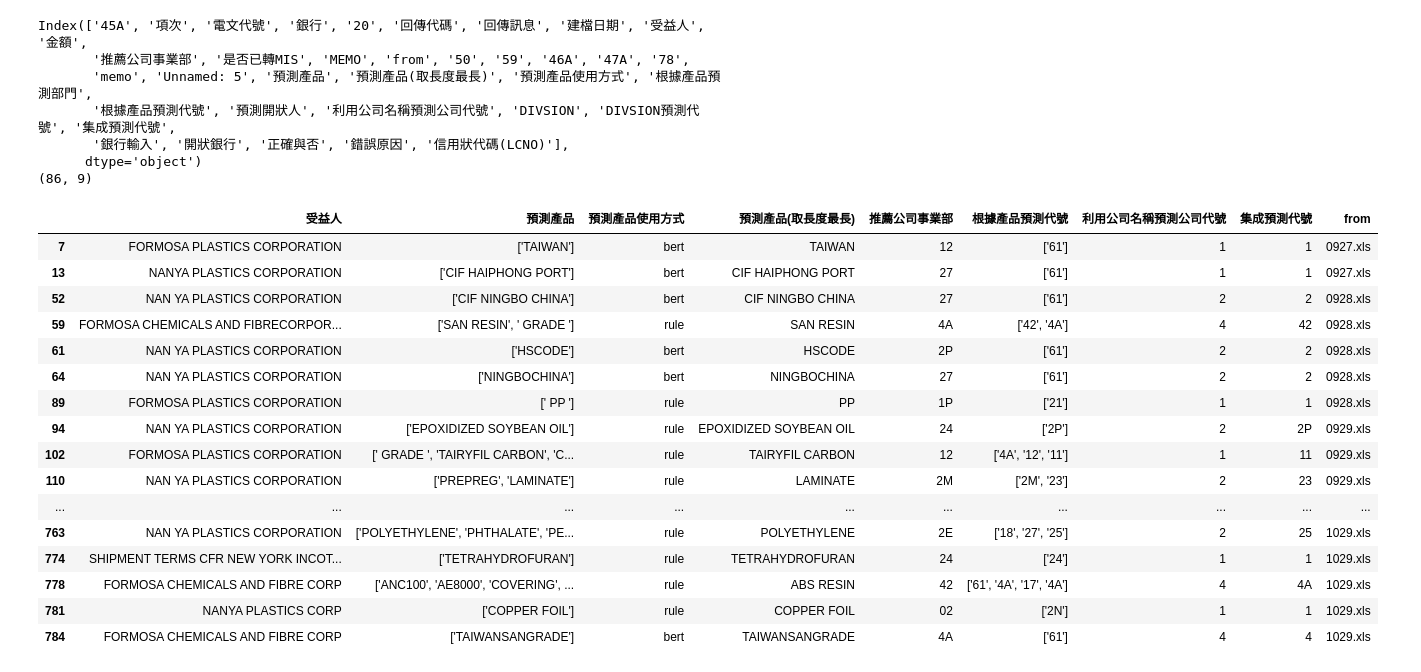
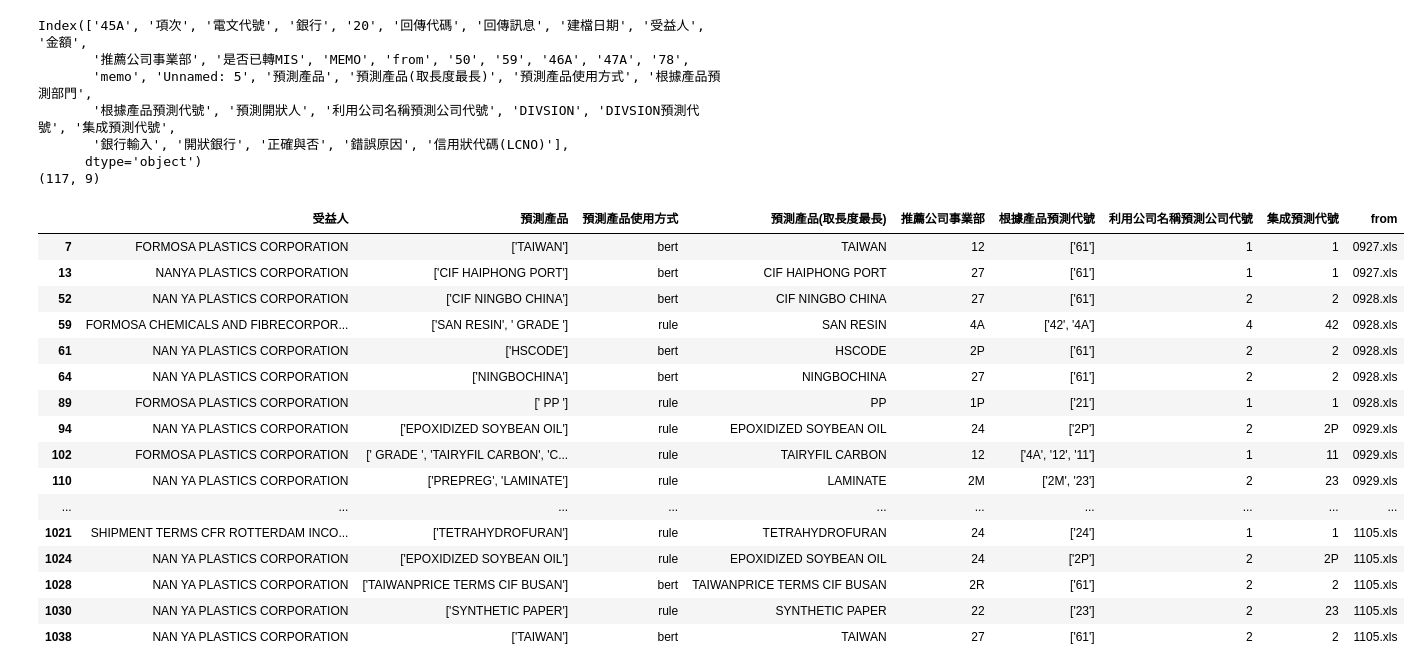
Before and after one commit to skywalker0803r/Letter-of-Credit-Intelligent-Auxiliary-Semantic-Analysis-System, a Jupyter notebook: notebook/測試結果debug.ipynb, the cells around one changed output. Saved outputs shown, nothing was run; the diff lists cells and outputs as text; code cells hidden in the pictures.

```diff
--- a/notebook/測試結果debug.ipynb
+++ b/notebook/測試結果debug.ipynb
@@ -1,34 +1,34 @@
 # %%
 import pandas as pd
 pd.set_option('display.max_rows', 500)
-df = pd.read_excel('../predict_result/0927到1029測試結果.xlsx').astype(str)
+df = pd.read_excel('../predict_result/0927到1105測試結果.xlsx').astype(str)
 print(df.columns)
 df = df.loc[df['錯誤原因']!='無錯誤',['受益人','預測產品','預測產品使用方式','預測產品(取長度最長)','推薦公司事業部','根據產品預測代號','利用公司名稱預測公司代號','集成預測代號','from']]
 print(df.shape)
 df
 # %% [output]
 Index(['45A', '項次', '電文代號', '銀行', '20', '回傳代碼', '回傳訊息', '建檔日期', '受益人', '金額',
        '推薦公司事業部', '是否已轉MIS', 'MEMO', 'from', '50', '59', '46A', '47A', '78',
        'memo', 'Unnamed: 5', '預測產品', '預測產品(取長度最長)', '預測產品使用方式', '根據產品預測部門',
        '根據產品預測代號', '預測開狀人', '利用公司名稱預測公司代號', 'DIVSION', 'DIVSION預測代號', '集成預測代號',
        '銀行輸入', '開狀銀行', '正確與否', '錯誤原因', '信用狀代碼(LCNO)'],
       dtype='object')
-(86, 9)
+(117, 9)
 |  | 受益人 | 預測產品 | 預測產品使用方式 | 預測產品(取長度最長) | 推薦公司事業部 | 根據產品預測代號 | 利用公司名稱預測公司代號 | 集成預測代號 | from |
 | 7 | FORMOSA PLASTICS CORPORATION | ['TAIWAN'] | bert | TAIWAN | 12 | ['61'] | 1 | 1 | 0927.xls |
 | 13 | NANYA PLASTICS CORPORATION | ['CIF HAIPHONG PORT'] | bert | CIF HAIPHONG PORT | 27 | ['61'] | 1 | 1 | 0927.xls |
 | 52 | NAN YA PLASTICS CORPORATION | ['CIF NINGBO CHINA'] | bert | CIF NINGBO CHINA | 27 | ['61'] | 2 | 2 | 0928.xls |
 | 59 | FORMOSA CHEMICALS AND FIBRECORPOR... | ['SAN RESIN', ' GRADE '] | rule | SAN RESIN | 4A | ['42', '4A'] | 4 | 42 | 0928.xls |
 | 61 | NAN YA PLASTICS CORPORATION | ['HSCODE'] | bert | HSCODE | 2P | ['61'] | 2 | 2 | 0928.xls |
 | 64 | NAN YA PLASTICS CORPORATION | ['NINGBOCHINA'] | bert | NINGBOCHINA | 27 | ['61'] | 2 | 2 | 0928.xls |
 | 89 | FORMOSA PLASTICS CORPORATION | [' PP '] | rule | PP | 1P | ['21'] | 1 | 1 | 0928.xls |
 | 94 | NAN YA PLASTICS CORPORATION | ['EPOXIDIZED SOYBEAN OIL'] | rule | EPOXIDIZED SOYBEAN OIL | 24 | ['2P'] | 2 | 2P | 0929.xls |
 | 102 | FORMOSA PLASTICS CORPORATION | [' GRADE ', 'TAIRYFIL CARBON', 'C... | rule | TAIRYFIL CARBON | 12 | ['4A', '12', '11'] | 1 | 11 | 0929.xls |
 | 110 | NAN YA PLASTICS CORPORATION | ['PREPREG', 'LAMINATE'] | rule | LAMINATE | 2M | ['2M', '23'] | 2 | 23 | 0929.xls |
 | ... | ... | ... | ... | ... | ... | ... | ... | ... | ... |
-| 763 | NAN YA PLASTICS CORPORATION | ['POLYETHYLENE', 'PHTHALATE', 'PE... | rule | POLYETHYLENE | 2E | ['18', '27', '25'] | 2 | 25 | 1029.xls |
-| 774 | SHIPMENT TERMS CFR NEW YORK INCOT... | ['TETRAHYDROFURAN'] | rule | TETRAHYDROFURAN | 24 | ['24'] | 1 | 1 | 1029.xls |
-| 778 | FORMOSA CHEMICALS AND FIBRE CORP | ['ANC100', 'AE8000', 'COVERING', ... | rule | ABS RESIN | 42 | ['61', '4A', '17', '4A'] | 4 | 4A | 1029.xls |
-| 781 | NANYA PLASTICS CORP | ['COPPER FOIL'] | rule | COPPER FOIL | 02 | ['2N'] | 1 | 1 | 1029.xls |
-| 784 | FORMOSA CHEMICALS AND FIBRE CORP | ['TAIWANSANGRADE'] | bert | TAIWANSANGRADE | 4A | ['61'] | 4 | 4 | 1029.xls |
+| 1021 | SHIPMENT TERMS CFR ROTTERDAM INCO... | ['TETRAHYDROFURAN'] | rule | TETRAHYDROFURAN | 24 | ['24'] | 1 | 1 | 1105.xls |
+| 1024 | NAN YA PLASTICS CORPORATION | ['EPOXIDIZED SOYBEAN OIL'] | rule | EPOXIDIZED SOYBEAN OIL | 24 | ['2P'] | 2 | 2P | 1105.xls |
+| 1028 | NAN YA PLASTICS CORPORATION | ['TAIWANPRICE TERMS CIF BUSAN'] | bert | TAIWANPRICE TERMS CIF BUSAN | 2R | ['61'] | 2 | 2 | 1105.xls |
+| 1030 | NAN YA PLASTICS CORPORATION | ['SYNTHETIC PAPER'] | rule | SYNTHETIC PAPER | 22 | ['23'] | 2 | 23 | 1105.xls |
+| 1038 | NAN YA PLASTICS CORPORATION | ['TAIWAN'] | bert | TAIWAN | 27 | ['61'] | 2 | 2 | 1105.xls |
 # %%
```
Also changed, not shown: parts of 4 cells of this notebook.
